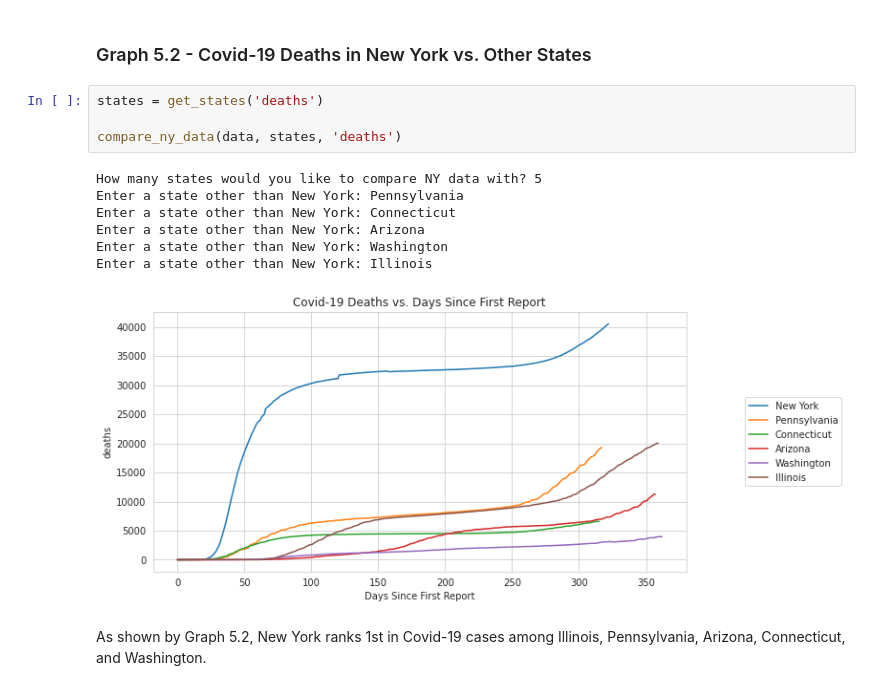
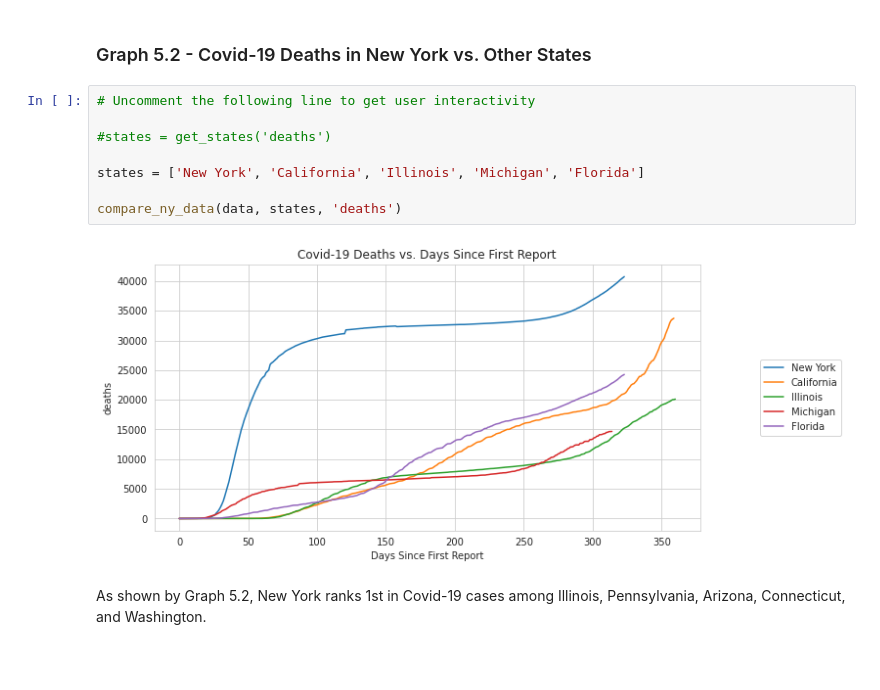
Before and after one commit to nickdlc/CUNY-Data-Analytics, a Jupyter notebook: mini_projects/data_analytics/Data_Analytics_Mini_Project02.ipynb, the cells around one changed output. Saved outputs shown, nothing was run; the diff lists cells and outputs as text; blank space fills up the shorter version.

```diff
--- a/mini_projects/data_analytics/Data_Analytics_Mini_Project02.ipynb
+++ b/mini_projects/data_analytics/Data_Analytics_Mini_Project02.ipynb
@@ -719,18 +778,16 @@ As shown by Graph 5.1, New York ranks 4th in Covid-19 cases among California, Te
 ## Deaths in New York vs. Other States
 # %% [markdown]
 ### Graph 5.2 - Covid-19 Deaths in New York vs. Other States
-# %%
-states = get_states('deaths')
-
-compare_ny_data(data, states, 'deaths')
-# %% [output]
-How many states would you like to compare NY data with? 5
-Enter a state other than New York: Pennsylvania
-Enter a state other than New York: Connecticut
-Enter a state other than New York: Arizona
-Enter a state other than New York: Washington
-Enter a state other than New York: Illinois
-[figure, removed]
+# %%
+# Uncomment the following line to get user interactivity
+
+#states = get_states('deaths')
+
+states = ['New York', 'California', 'Illinois', 'Michigan', 'Florida']
+
+compare_ny_data(data, states, 'deaths')
+# %% [output]
+[figure, added]
 # %% [markdown]
 As shown by Graph 5.2, New York ranks 1st in Covid-19 cases among Illinois, Pennsylvania, Arizona, Connecticut, and Washington.
 # %% [markdown]
```
Also changed, not shown: parts of 41 cells of this notebook.
